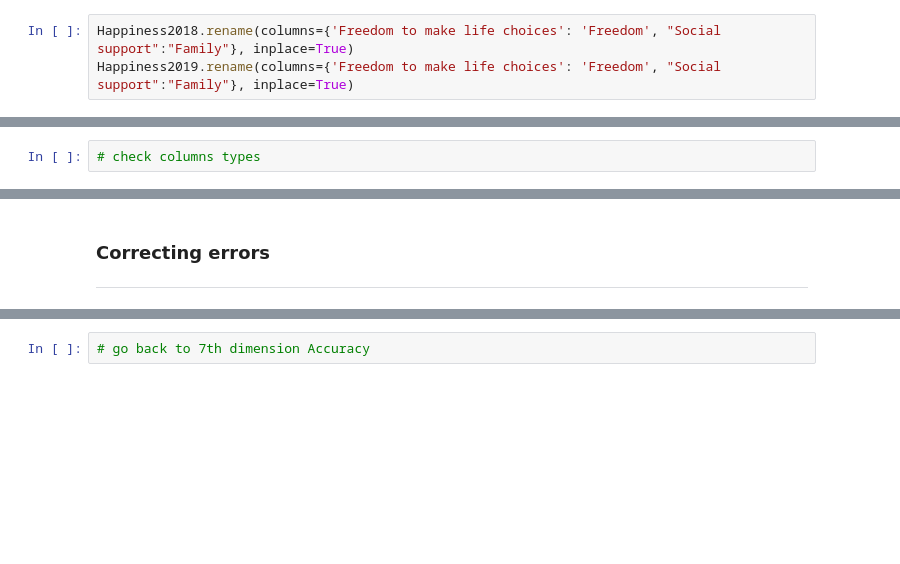
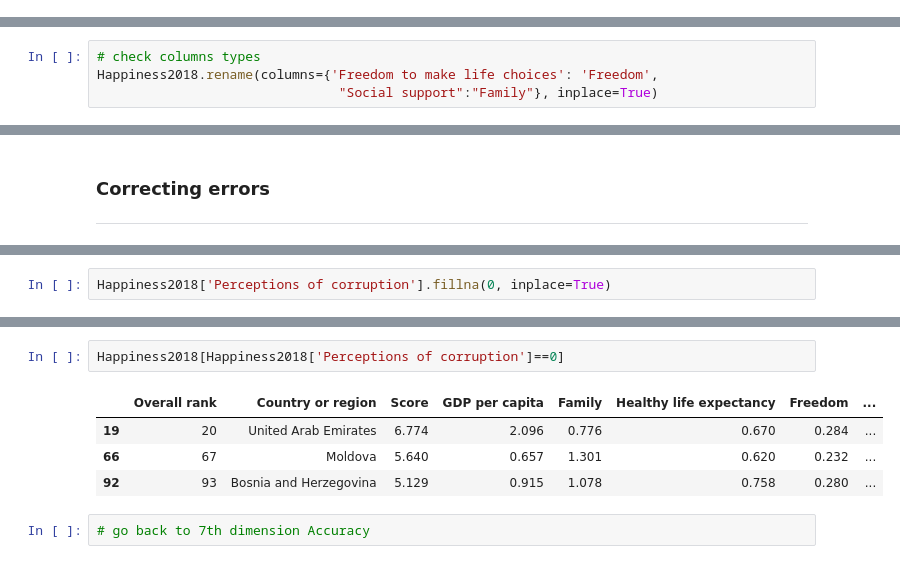
Before and after one commit to Tuwaiq-DS-ML-bootcamp-V-9/Usecase-2, a Jupyter notebook: EDA explain template.ipynb, the cells around one changed output, grey strips where cells are left out. Saved outputs shown, nothing was run; the diff lists cells and outputs as text; blank space fills up the shorter version.

```diff
--- a/EDA explain template.ipynb
+++ b/EDA explain template.ipynb
@@ -341,9 +341,6 @@ Assess whether the data is appropriate and applicable for the intended analysis.
 > 1. Sample Appropriateness: Confirm that your data sample aligns with your analysis objectives. For instance, utilizing data from the Northern region will not yield accurate insights for the Western region of the Kingdom.
 >
 > 2. Variable Selection: Any column will not be relevant for our analysis, we can get rid of these using the drop() method. We will set the “axis” argument to 1 since we’re dealing with columns, and set the “inplace” argument to True to make the change permanent.
-# %%
-Happiness2018.rename(columns={'Freedom to make life choices': 'Freedom', "Social support":"Family"}, inplace=True)
-Happiness2019.rename(columns={'Freedom to make life choices': 'Freedom', "Social support":"Family"}, inplace=True)
 # %%
 Happiness2015.drop(['Standard Error'] , axis = 1 , inplace = True)
 Happiness2016.drop(['Lower Confidence Interval' , 'Upper Confidence Interval'] , axis = 1 , inplace = True)
@@ -422,3 +488,5 @@ Verify that the data is correct and precise. This could involve comparing data s
 2. Identifying outliers  using established validation  rule
 # %%
 # check columns types
+Happiness2018.rename(columns={'Freedom to make life choices': 'Freedom',
+                               "Social support":"Family"}, inplace=True)
@@ -556,0 +634,2 @@ To avoid:
+# %%
+Happiness2018['Perceptions of corruption'].fillna(0, inplace=True)
@@ -557,3 +643,10 @@ To avoid:
+# %%
+Happiness2018[Happiness2018['Perceptions of corruption']==0]
+# %% [output]
+|  | Overall rank | Country or region | Score | GDP per capita | Family | Healthy life expectancy | Freedom | ... |
+| 19 | 20 | United Arab Emirates | 6.774 | 2.096 | 0.776 | 0.670 | 0.284 | ... |
+| 66 | 67 | Moldova | 5.640 | 0.657 | 1.301 | 0.620 | 0.232 | ... |
+| 92 | 93 | Bosnia and Herzegovina | 5.129 | 0.915 | 1.078 | 0.758 | 0.280 | ... |
 # %%
 # go back to 7th dimension Accuracy
 # %% [markdown]
```
Also changed, not shown: parts of 10 cells of this notebook.
